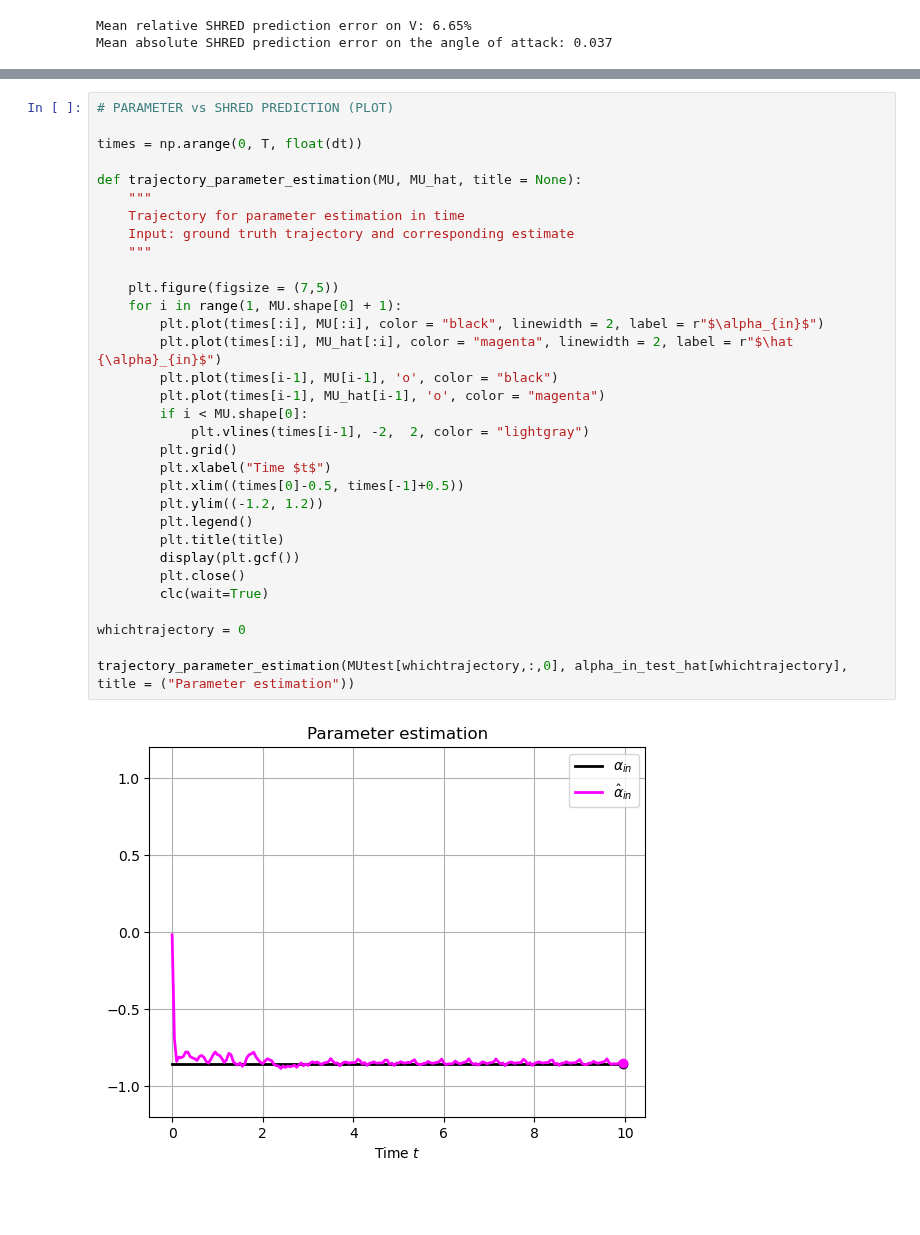
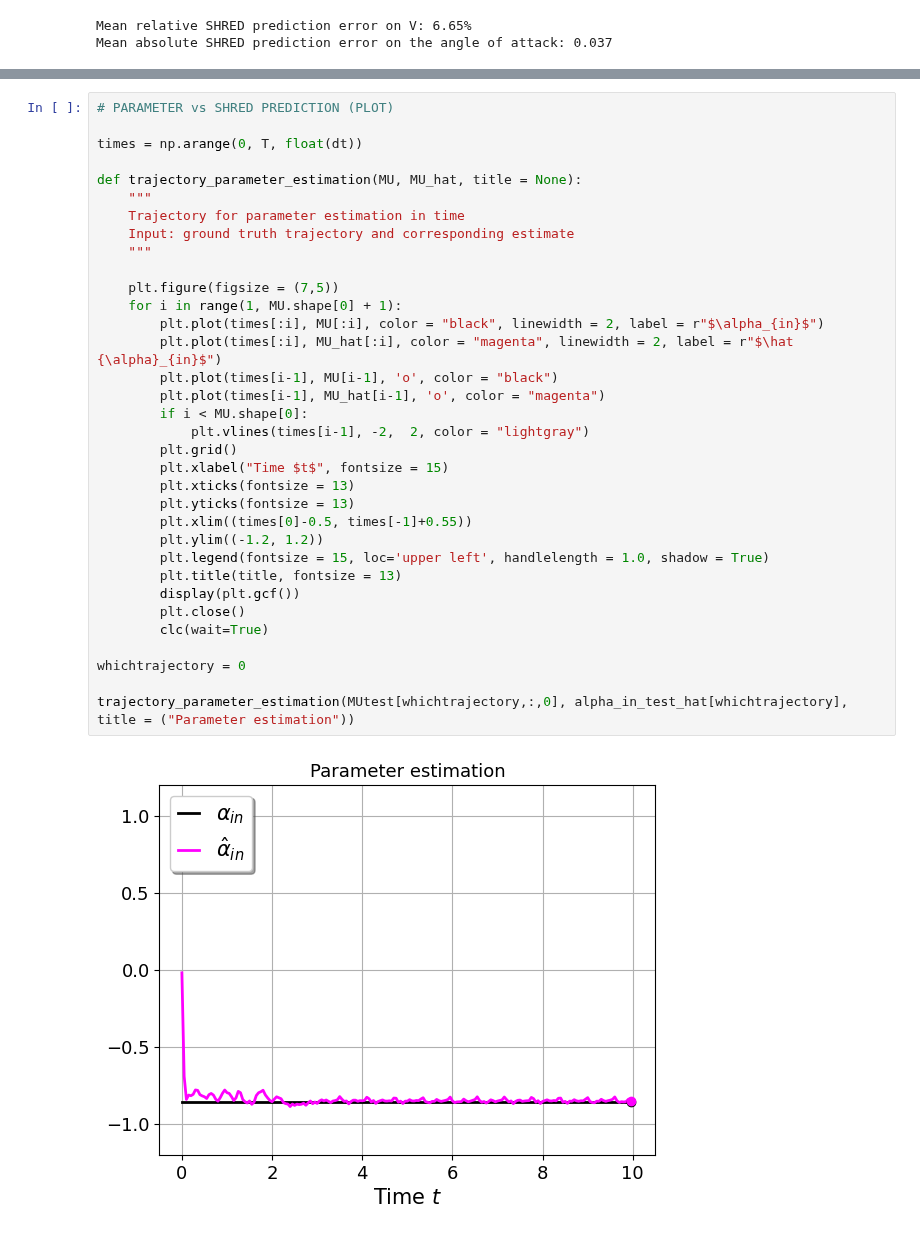
Before and after one commit to markus0800/SHRED-ROM, a Jupyter notebook: FlowAroundObstacle.ipynb, the cells around one changed output, grey strips where cells are left out. Saved outputs shown, nothing was run; the diff lists cells and outputs as text; blank space fills up the shorter version.

```diff
--- a/FlowAroundObstacle.ipynb
+++ b/FlowAroundObstacle.ipynb
@@ -781,34 +781,36 @@ trajectories_with_sensors(plotlist, MUtest[whichtrajectory, 0, 2:], idx_sensors,
 # %%
 # PARAMETER vs SHRED PREDICTION (PLOT)
 
 times = np.arange(0, T, float(dt))
 
 def trajectory_parameter_estimation(MU, MU_hat, title = None):
     """
     Trajectory for parameter estimation in time
     Input: ground truth trajectory and corresponding estimate
     """
 
     plt.figure(figsize = (7,5))
     for i in range(1, MU.shape[0] + 1):
         plt.plot(times[:i], MU[:i], color = "black", linewidth = 2, label = r"$\alpha_{in}$")
         plt.plot(times[:i], MU_hat[:i], color = "magenta", linewidth = 2, label = r"$\hat {\alpha}_{in}$")
         plt.plot(times[i-1], MU[i-1], 'o', color = "black")
         plt.plot(times[i-1], MU_hat[i-1], 'o', color = "magenta")
         if i < MU.shape[0]:
             plt.vlines(times[i-1], -2,  2, color = "lightgray")
         plt.grid()
-        plt.xlabel("Time $t$")
-        plt.xlim((times[0]-0.5, times[-1]+0.5))
+        plt.xlabel("Time $t$", fontsize = 15)
+        plt.xticks(fontsize = 13)
+        plt.yticks(fontsize = 13)
+        plt.xlim((times[0]-0.5, times[-1]+0.55))
         plt.ylim((-1.2, 1.2))
-        plt.legend()
-        plt.title(title)
+        plt.legend(fontsize = 15, loc='upper left', handlelength = 1.0, shadow = True)
+        plt.title(title, fontsize = 13)
         display(plt.gcf())
         plt.close()
         clc(wait=True)
 
 whichtrajectory = 0
 
 trajectory_parameter_estimation(MUtest[whichtrajectory,:,0], alpha_in_test_hat[whichtrajectory], title = ("Parameter estimation"))
 # %% [output]
-[figure, old version]
+[figure, new version]
```
Also changed, not shown: parts of 6 cells of this notebook.
